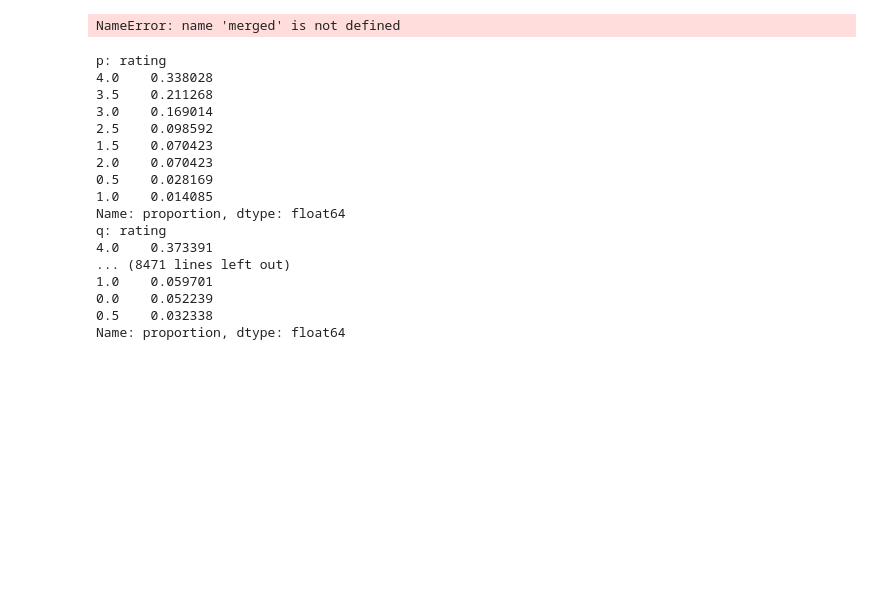
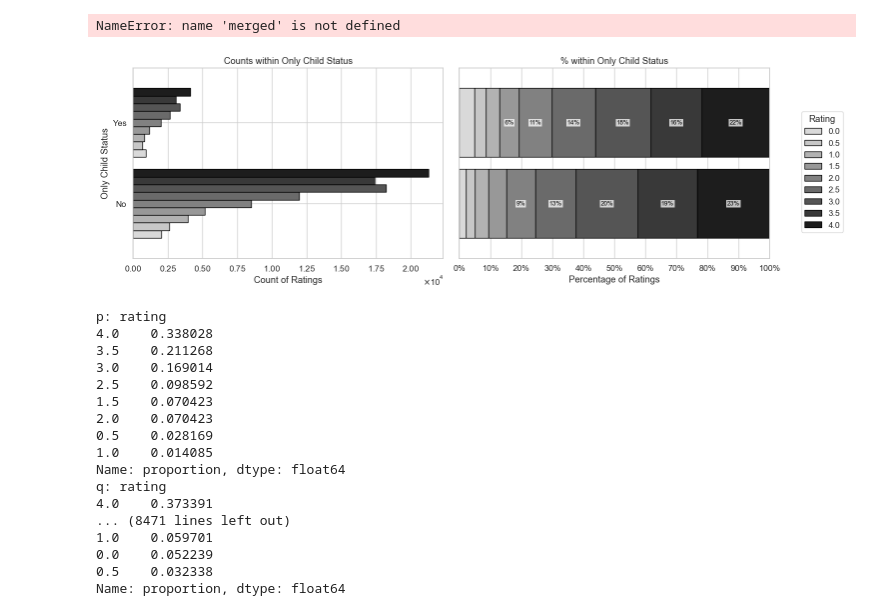
Before and after one commit to paolacalle/movie-ratings-replication, a Jupyter notebook: problem_set/6.ipynb, the cells around one changed output. Drawn from its saved outputs; the diff is of its cells as text; code cells hidden in the pictures; blank space fills up the shorter version.

```diff
--- a/problem_set/6.ipynb
+++ b/problem_set/6.ipynb
@@ -101,6 +101,100 @@ plt.tight_layout()
 plt.savefig('../figures/only_child_rating_differences_plots.pdf')
 # %% [output]
 NameError: name 'merged' is not defined
+# %%
+import numpy as np
+import pandas as pd
+import matplotlib.pyplot as plt
+from matplotlib.ticker import PercentFormatter, ScalarFormatter
+
+# map label for only child
+df_onlychild['are_you_an_only_child'] = df_onlychild['are_you_an_only_child'].map({0: 'No', 1: 'Yes'})
+
+# counts table
+rating_counts = (
+    df_onlychild.groupby(['are_you_an_only_child', 'rating'])
+             .size()
+             .unstack(fill_value=0)
+             .sort_index(axis=1)  # ensure rating columns are ordered
+)
+
+# grayscale palette (light → dark)
+n_cols = rating_counts.shape[1]
+greys = plt.cm.Greys(np.linspace(0.25, 0.90, n_cols))
+
+# (optional) make sure rating columns are treated as ordered categoricals
+rating_counts.columns = pd.Categorical(rating_counts.columns, ordered=True)
+rating_counts = rating_counts.sort_index(axis=1)
+
+# per-group percentages (rows sum to 1)
+rating_percentages = rating_counts.div(rating_counts.sum(axis=1), axis=0)
+
+# overall rating shares across all genders (for the Δ labels)
+overall_share = rating_counts.sum(axis=0) / rating_counts.values.sum()
+
+fig, axes = plt.subplots(1, 2, figsize=(14, 5), sharey=False)
+
+# --- LEFT: counts (horizontal grouped) ---
+rating_counts.plot(kind='barh', ax=axes[0], width=0.85, color=greys, edgecolor='black')
+axes[0].set_title('Counts within Only Child Status')
+axes[0].set_xlabel('Count of Ratings')
+axes[0].set_ylabel('Only Child Status')
+
+sf = ScalarFormatter(useMathText=True)
+sf.set_scientific(True)
+sf.set_powerlimits((0, 0))      # always use scientific notation
+axes[0].xaxis.set_major_formatter(sf)
+axes[0].ticklabel_format(axis='x', style='sci', scilimits=(0,0), useMathText=True)
+
+# --- RIGHT: % within gender (horizontal 100% stacked) ---
+rating_percentages.plot(kind='barh', ax=axes[1], stacked=True, width=0.85,
+                        color=greys, edgecolor='black')
+axes[1].set_title('% within Only Child Status')
+axes[1].set_xlabel('Percentage of Ratings')
+axes[1].set_ylabel('Only Child Status')
+axes[1].xaxis.set_major_formatter(PercentFormatter(1.0))
+axes[1].set_xlim(0, 1)
+# step 0.1
+axes[1].xaxis.set_ticks(np.arange(0, 1.1, 0.1))
+
+# ===== In-box annotations on percentage panel =====
+min_width = 0.06  # label only segments >= 6% of the row width
+y_positions = np.arange(len(rating_percentages.index))
+cum_left = np.zeros(len(rating_percentages), dtype=float)
+
+for col in rating_percentages.columns:
+    widths = rating_percentages[col].values                         # segment widths per gender
+    centers_x = cum_left + widths / 2.0
+    delta_pp = (rating_percentages[col] - overall_share[col]) * 100 # Δ vs overall in p.p.
+    labels = [f"{p:,.0%}" for p, d in zip(widths, delta_pp.values)]
+
+    for y, w, x_center, label in zip(y_positions, widths, centers_x, labels):
+        if w >= min_width:
+            axes[1].text(
+                x_center, y, label,
+                ha='center', va='center', fontsize=9, color='black',
+                bbox=dict(facecolor='white', edgecolor='none', alpha=0.75, pad=1.2)
+            )
+
+    cum_left += widths
+
+# Shared legend on the right
+handles, labels = axes[0].get_legend_handles_labels()
+axes[0].get_legend().remove()
+axes[1].get_legend().remove()
+fig.legend(handles, labels, title='Rating', loc='center left', bbox_to_anchor=(1.01, 0.5))
+
+# remove the y label on the right panel and the y-axis values on the left panel
+axes[1].set_ylabel('')
+axes[1].set_yticklabels([])
+
+
+plt.tight_layout()
+
+# save to pdf
+plt.savefig('../figures/only_child_rating_distribution.pdf', bbox_inches='tight')
+# %% [output]
+[figure, added]
 # %%
 def total_variation_distance(p, q):
     print("p:", p)
```
Also changed, not shown: 6 other files.
